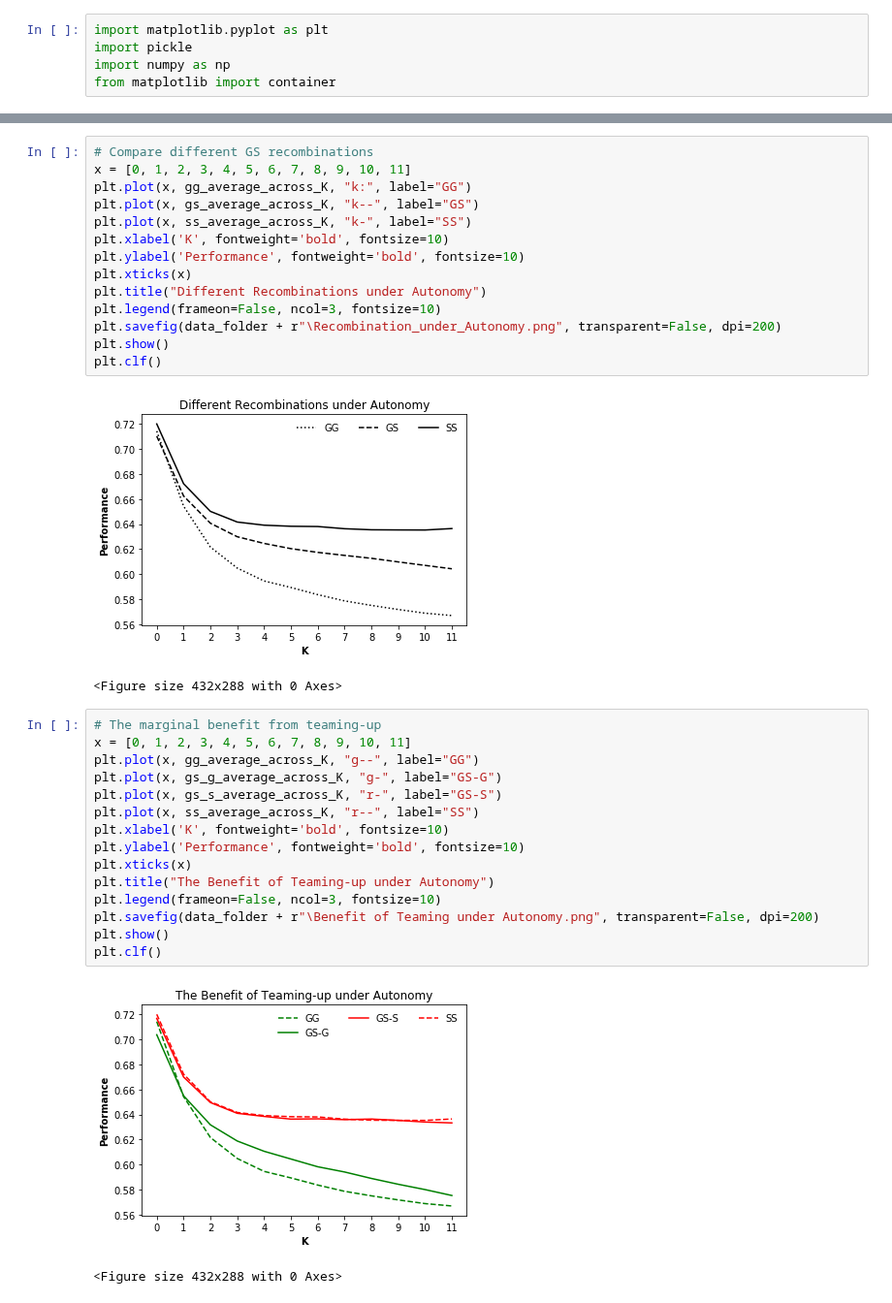
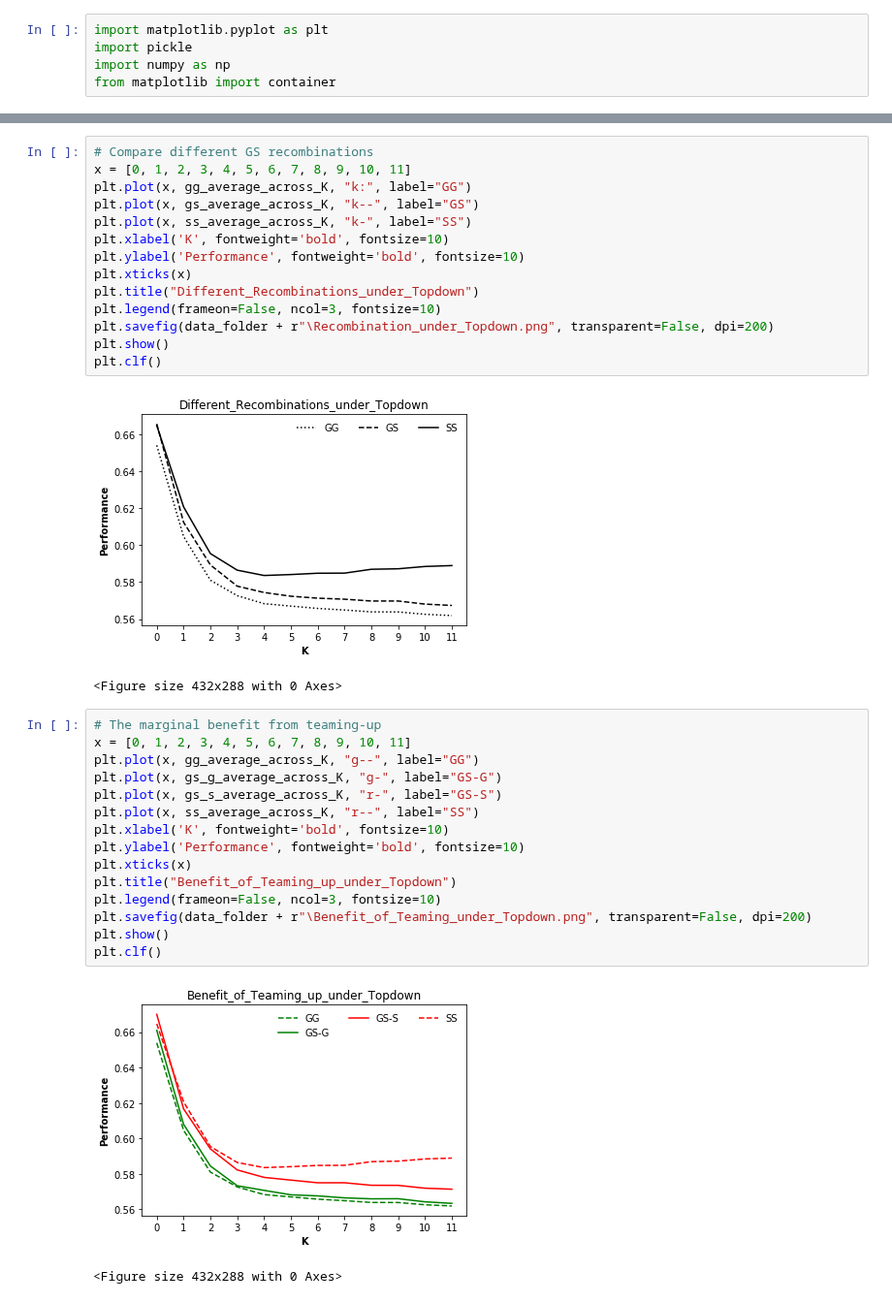
Before and after one commit to baldFemale/OpenInnovationFramework, a Jupyter notebook: Topdown/Evaluator.ipynb, the cells around one changed output, grey strips where cells are left out. Shown at 97% size. Cells and saved outputs as stored; diff of their text form.

Commit message:
Unify the figure format

```diff
--- a/Topdown/Evaluator.ipynb
+++ b/Topdown/Evaluator.ipynb
@@ -163,29 +163,29 @@ plt.plot(x, ss_average_across_K, "k-", label="SS")
 plt.xlabel('K', fontweight='bold', fontsize=10)
 plt.ylabel('Performance', fontweight='bold', fontsize=10)
 plt.xticks(x)
-plt.title("Different Recombinations under Autonomy")
+plt.title("Different_Recombinations_under_Topdown")
 plt.legend(frameon=False, ncol=3, fontsize=10)
-plt.savefig(data_folder + r"\Recombination_under_Autonomy.png", transparent=False, dpi=200)
+plt.savefig(data_folder + r"\Recombination_under_Topdown.png", transparent=False, dpi=200)
 plt.show()
 plt.clf()
 # %% [output]
-[figure, old version]
+[figure, new version]
 <Figure size 432x288 with 0 Axes>
 # %%
 # The marginal benefit from teaming-up
 x = [0, 1, 2, 3, 4, 5, 6, 7, 8, 9, 10, 11]
 plt.plot(x, gg_average_across_K, "g--", label="GG")
 plt.plot(x, gs_g_average_across_K, "g-", label="GS-G")
 plt.plot(x, gs_s_average_across_K, "r-", label="GS-S")
 plt.plot(x, ss_average_across_K, "r--", label="SS")
 plt.xlabel('K', fontweight='bold', fontsize=10)
 plt.ylabel('Performance', fontweight='bold', fontsize=10)
 plt.xticks(x)
-plt.title("The Benefit of Teaming-up under Autonomy")
+plt.title("Benefit_of_Teaming_up_under_Topdown")
 plt.legend(frameon=False, ncol=3, fontsize=10)
-plt.savefig(data_folder + r"\Benefit of Teaming under Autonomy.png", transparent=False, dpi=200)
+plt.savefig(data_folder + r"\Benefit_of_Teaming_under_Topdown.png", transparent=False, dpi=200)
 plt.show()
 plt.clf()
 # %% [output]
-[figure, old version]
+[figure, new version]
 <Figure size 432x288 with 0 Axes>
```
Also changed, not shown: parts of 3 cells of this notebook, 21 other files.
